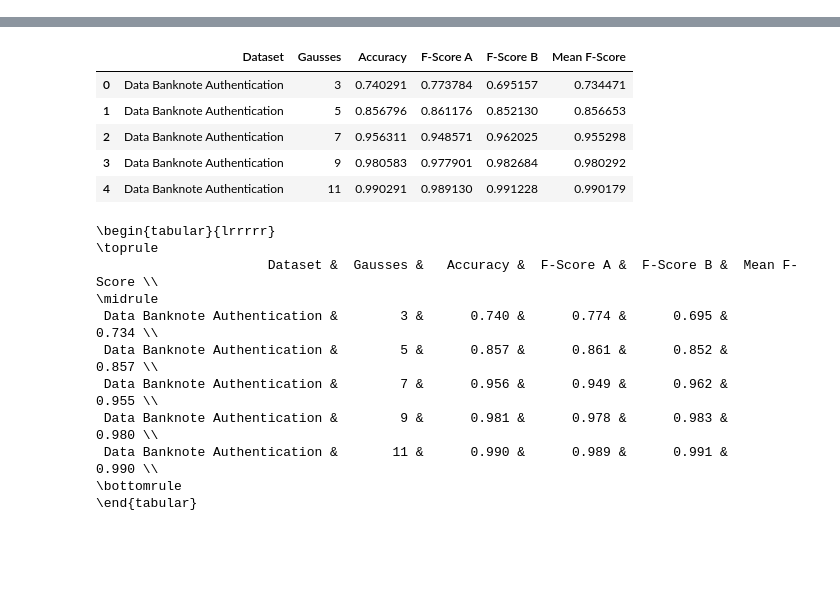
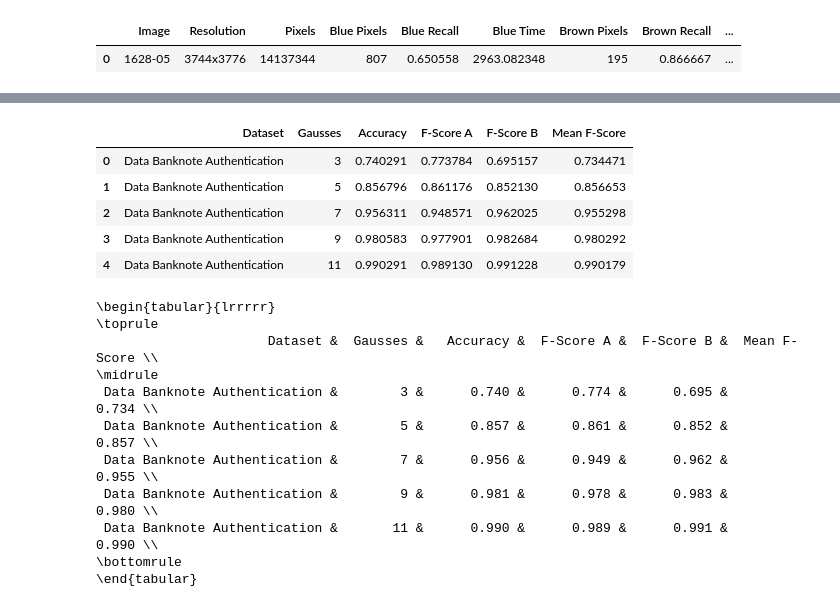
Before and after one commit to AdamDlubak/Ki67, a Jupyter notebook: Test - Datasets/Summary.ipynb, the cells around one changed output, grey strips where cells are left out. Saved outputs shown, nothing was run; the diff lists cells and outputs as text; code cells hidden in the pictures; blank space fills up the shorter version.

```diff
--- a/Test - Datasets/Summary.ipynb
+++ b/Test - Datasets/Summary.ipynb
@@ -6,6 +6,12 @@ import matplotlib
 from Class.Helper import Helper as Helper
 helper = Helper()
 import pickle
+# %%
+ki67_stats = pickle.load(open("../Test - Ki67/Ki67 Statistics.p", "rb"))
+display(ki67_stats)
+# %% [output]
+|  | Image | Resolution | Pixels | Blue Pixels | Blue Recall | Blue Time | Brown Pixels | Brown Recall | ... |
+| 0 | 1628-05 | 3744x3776 | 14137344 | 807 | 0.650558 | 2963.082348 | 195 | 0.866667 | ... |
 # %%
 dataset_stats_banknote = helper.loadDatasetResults("Data Banknote Authentication", "Test", -1, False).sort_values(by=["Gausses"])
 haberman = helper.loadDatasetResults("Haberman", "Test", -1, False).sort_values(by=["Gausses"])
```
Also changed, not shown: 19 other files.
